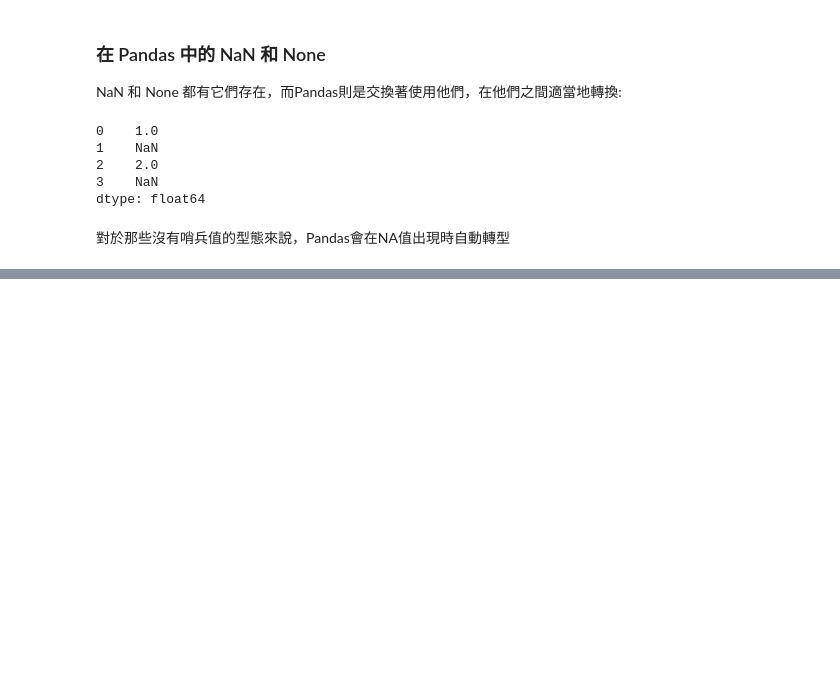
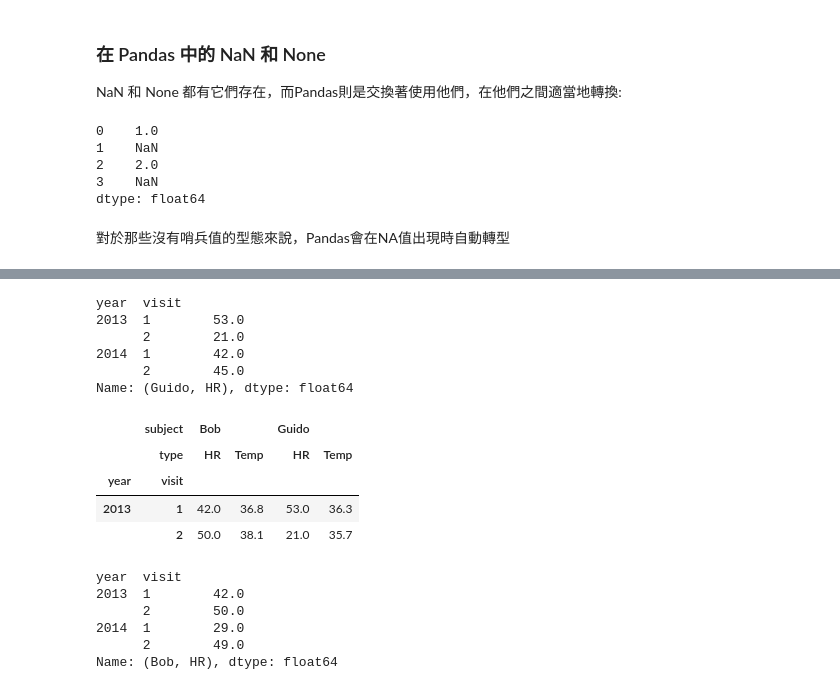
Before and after one commit to yoyoisaboy/Python-, a Jupyter notebook: Lession2_Pandas/2-4_處理缺失資料.ipynb, the cells around one changed output, grey strips where cells are left out. Cells and saved outputs as stored; diff of their text form; code cells hidden in the pictures; blank space fills up the shorter version.

```diff
--- a/Lession2_Pandas/2-4_處理缺失資料.ipynb
+++ b/Lession2_Pandas/2-4_處理缺失資料.ipynb
@@ -62,0 +499,26 @@ dtype: float64
+# %%
+health_data['Guido','HR']
+# %% [output]
+year  visit
+2013  1        53.0
+      2        21.0
+2014  1        42.0
+      2        45.0
+Name: (Guido, HR), dtype: float64
+# %%
+health_data.iloc[:2,:4]
+# %% [output]
+|  | subject | Bob |  | Guido |  |
+|  | type | HR | Temp | HR | Temp |
+| year | visit |  |  |  |  |
+| 2013 | 1 | 42.0 | 36.8 | 53.0 | 36.3 |
+|  | 2 | 50.0 | 38.1 | 21.0 | 35.7 |
+# %%
+health_data.loc[:,('Bob','HR')]
+# %% [output]
+year  visit
+2013  1        42.0
+      2        50.0
+2014  1        29.0
+      2        49.0
+Name: (Bob, HR), dtype: float64
```
Also changed, not shown: parts of 61 cells of this notebook.
